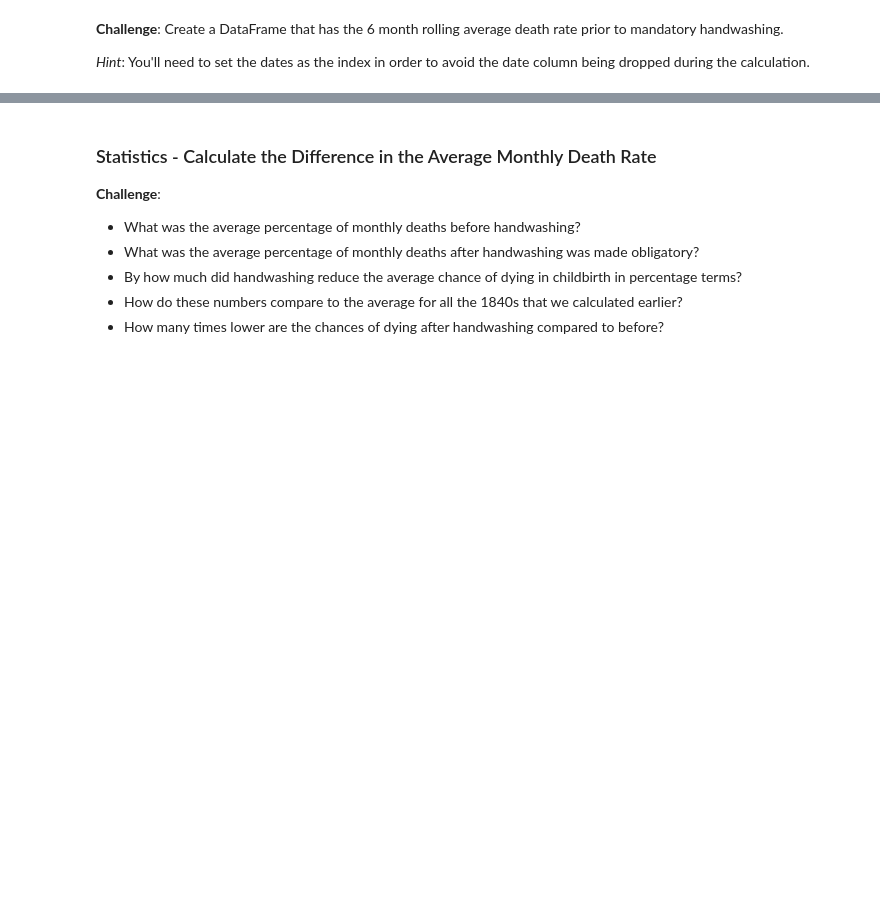
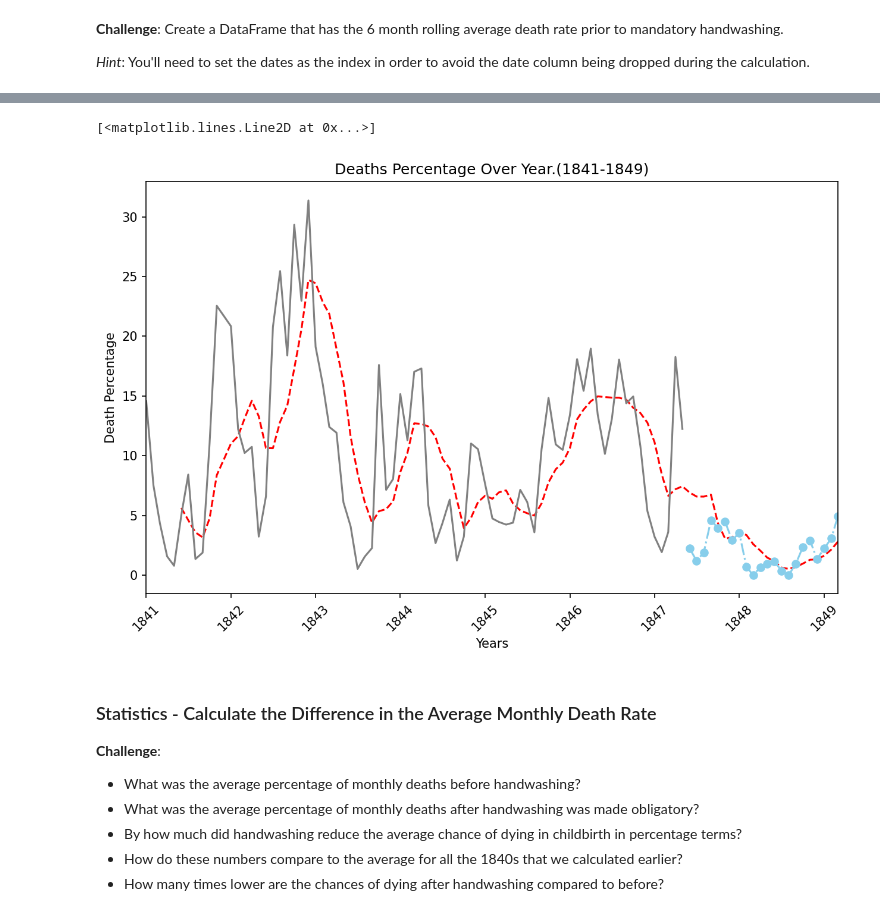
Before and after one commit to nico-Zero/Python, a Jupyter notebook: New_Shit__/Angela_Yu__/Day_80_Dr_Handwashing/Dr_Semmelweis_Handwashing_Discovery_(start).ipynb, the cells around one changed output, grey strips where cells are left out. Saved outputs shown, nothing was run; the diff lists cells and outputs as text; code cells hidden in the pictures; blank space fills up the shorter version.

```diff
--- a/New_Shit__/Angela_Yu__/Day_80_Dr_Handwashing/Dr_Semmelweis_Handwashing_Discovery_(start).ipynb
+++ b/New_Shit__/Angela_Yu__/Day_80_Dr_Handwashing/Dr_Semmelweis_Handwashing_Discovery_(start).ipynb
@@ -214,3 +253,7 @@ handwashing_start = pd.to_datetime("1847-06-01")
 -   Create two subsets from the `df_monthly` data: before and after Dr Semmelweis ordered washing hand.
 -   Calculate the average death rate prior to June 1947.
 -   Calculate the average death rate after June 1947.
+# %%
+df_monthly["pct_deaths"] = (df_monthly.deaths / df_monthly.births) * 100
+before_handwashing = df_monthly[df_monthly.date < handwashing_start]
+after_handwashing = df_monthly[df_monthly.date >= handwashing_start]
@@ -220,6 +273,13 @@ handwashing_start = pd.to_datetime("1847-06-01")
 **Challenge**: Create a DataFrame that has the 6 month rolling average death rate prior to mandatory handwashing.
 
 _Hint_: You'll need to set the dates as the index in order to avoid the date column being dropped during the calculation.
+# %%
+xxx = df_monthly.set_index("date")
+# %%
+rolled = xxx.rolling(6).mean()
+
+px.line(data_frame=df_monthly, x="date", y="pct_deaths").show()
+px.line(data_frame=rolled, x=rolled.index, y="pct_deaths")
 # %% [markdown]
 ### Highlighting Subsections of a Line Chart
 
@@ -232,6 +292,38 @@ _Hint_: You'll need to set the dates as the index in order to avoid the date col
 -   Show the moving average as a thicker, crimon line.
 -   Show the rate after handwashing as a skyblue line with round markers.
 -   Look at the [code snippet in the documentation to see how you can add a legend](https://matplotlib.org/3.1.1/api/_as_gen/matplotlib.pyplot.legend.html) to the chart.
+# %%
+plt.figure(figsize=(10, 6), dpi=150)
+plt.xlim(df_monthly.date.min(), df_monthly.date.max())
+plt.xticks(rotation=45)
+plt.xlabel("Years")
+plt.title(label="Deaths Percentage Over Year.(1841-1849)")
+plt.ylabel("Death Percentage")
+
+plt.plot(
+    rolled.index,
+    rolled.pct_deaths,
+    linestyle="dashed",
+    color="red",
+    label="6m Moving average",
+)
+plt.plot(
+    before_handwashing.date,
+    before_handwashing.pct_deaths,
+    color="gray",
+    label="Before handwashing",
+)
+plt.plot(
+    after_handwashing.date,
+    after_handwashing.pct_deaths,
+    color="skyblue",
+    linestyle="-.",
+    label="After handwashing",
+    marker="o",
+)
+# %% [output]
+[<matplotlib.lines.Line2D at 0x...>]
+[figure, added]
 # %% [markdown]
 ### Statistics - Calculate the Difference in the Average Monthly Death Rate
 
```
Also changed, not shown: parts of 15 cells of this notebook, 1 other file.
